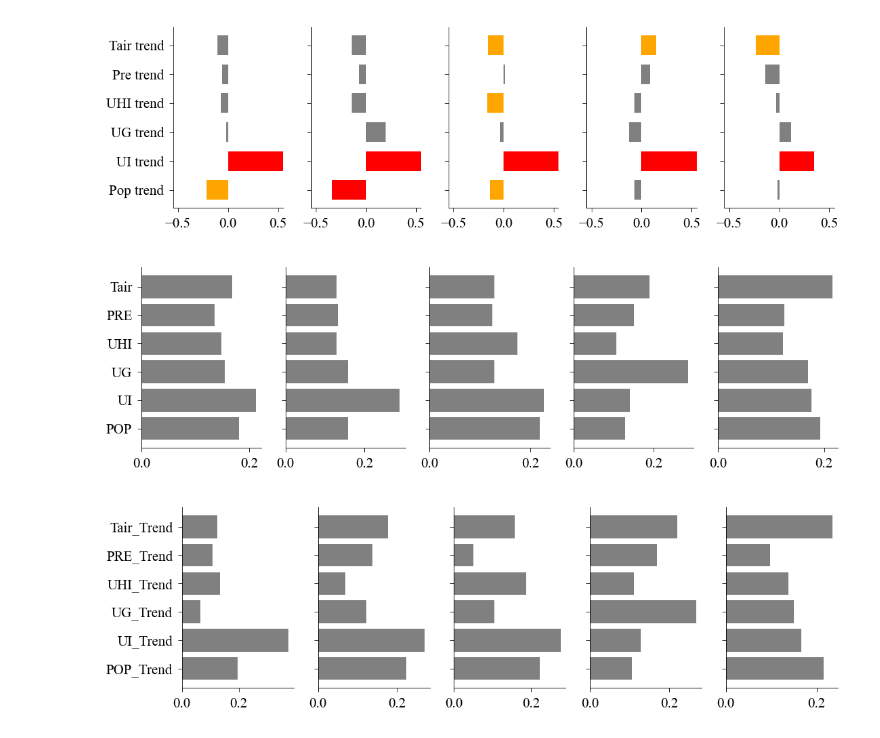
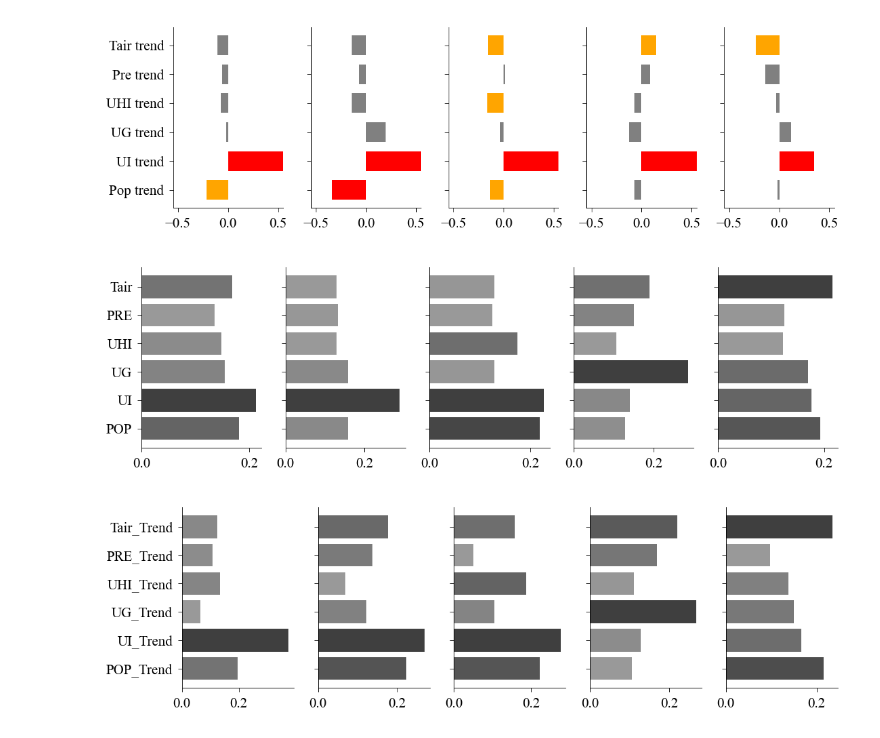
Before and after one commit to leizhang-geo/Global_Urbanization_Impacts_on_Vegetation, a Jupyter notebook: driving_factors_analysis/4_plot_results.ipynb, the cells around one changed output. Drawn from its saved outputs; the diff is of its cells as text; code cells hidden in the pictures.

```diff
--- a/driving_factors_analysis/4_plot_results.ipynb
+++ b/driving_factors_analysis/4_plot_results.ipynb
@@ -109,11 +111,14 @@ for cz_name in cz_name_list:
     df_impor_wi_cz = df_impor_wi[df_impor_wi['cz'] == cz_name].reset_index(drop=True)
     x_names = df_impor_wi_cz['variable'][::-1]
     importances = df_impor_wi_cz['importance'][::-1]
+    importances_norm = preprocessing.minmax_scale(importances, feature_range=(0.4, 0.75))
 
     plt.subplot(1, 5, plt_id)
     plt.gca().spines['top'].set_visible(False)
     plt.gca().spines['right'].set_visible(False)
-    plt.barh(x_names, importances, color='gray')
+    cmap = cm.get_cmap('gray_r', 256)
+    colors = [cmap(int(imp*256)) for imp in importances_norm]
+    plt.barh(x_names, importances, color=colors)
     plt.xlabel('')
     if plt_id > 1:
         plt.yticks([0,1,2,3,4,5], [])
@@ -121,35 +126,38 @@ for cz_name in cz_name_list:
 plt.tight_layout()
 plt.show()
 # %% [output]
-[figure, old version]
+[figure, new version]
 # %%
 df_impor_wi = pd.read_csv('./table_variable_importances_WiTrend_by_RF.csv')
 
 plt.rc('font', family='Times New Roman', size=10)
 linewidth = 0.4
 plt.rcParams['axes.linewidth'] = linewidth
 plt.rcParams['xtick.major.size'] = 3
 plt.rcParams['xtick.major.width'] = linewidth
 plt.rcParams['ytick.major.size'] = 3
 plt.rcParams['ytick.major.width'] = linewidth
 fig = plt.figure(figsize=(7.5, 2.3), dpi=150)
 
 cz_name_list = ['Global', 'Tropical', 'Temperate', 'Cold', 'Arid']
 plt_id = 1
 for cz_name in cz_name_list:
     df_impor_wi_cz = df_impor_wi[df_impor_wi['cz'] == cz_name].reset_index(drop=True)
     x_names = df_impor_wi_cz['variable'][::-1]
     importances = df_impor_wi_cz['importance'][::-1]
+    importances_norm = preprocessing.minmax_scale(importances, feature_range=(0.4, 0.75))
 
     plt.subplot(1, 5, plt_id)
     plt.gca().spines['top'].set_visible(False)
     plt.gca().spines['right'].set_visible(False)
-    plt.barh(x_names, importances, color='gray')
+    cmap = cm.get_cmap('gray_r', 256)
+    colors = [cmap(int(imp*256)) for imp in importances_norm]
+    plt.barh(x_names, importances, color=colors)
     plt.xlabel('')
     if plt_id > 1:
         plt.yticks([0,1,2,3,4,5], [])
     plt_id += 1
 plt.tight_layout()
 plt.show()
 # %% [output]
-[figure, old version]
+[figure, new version]
```
Also changed, not shown: parts of 1 cell of this notebook.
